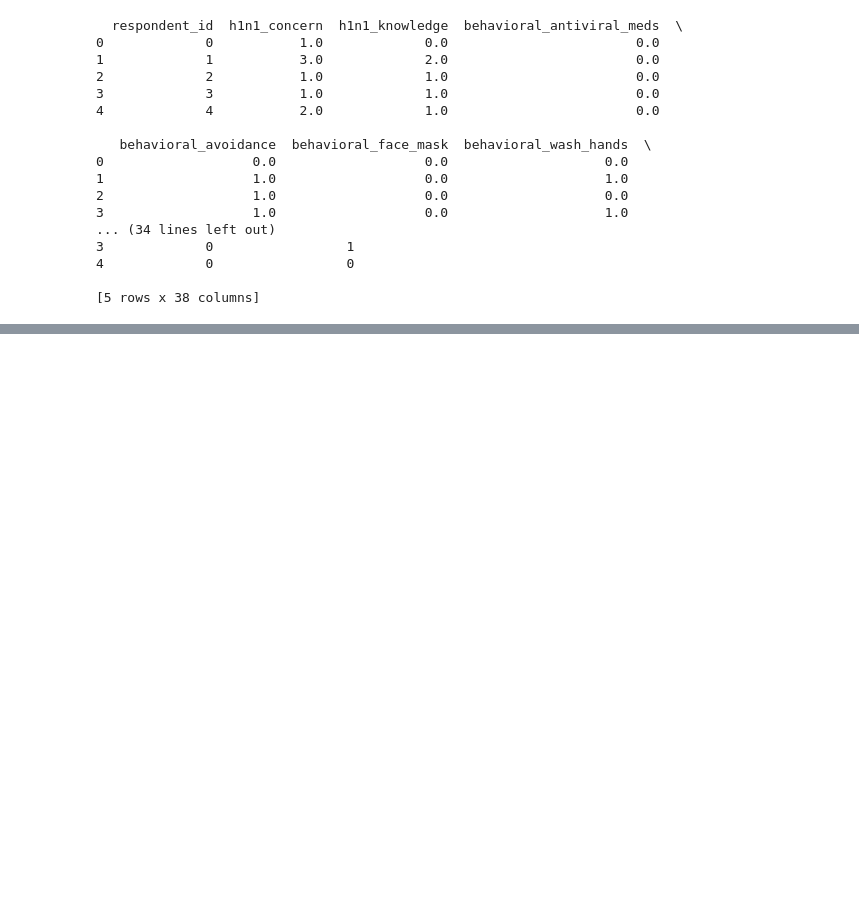
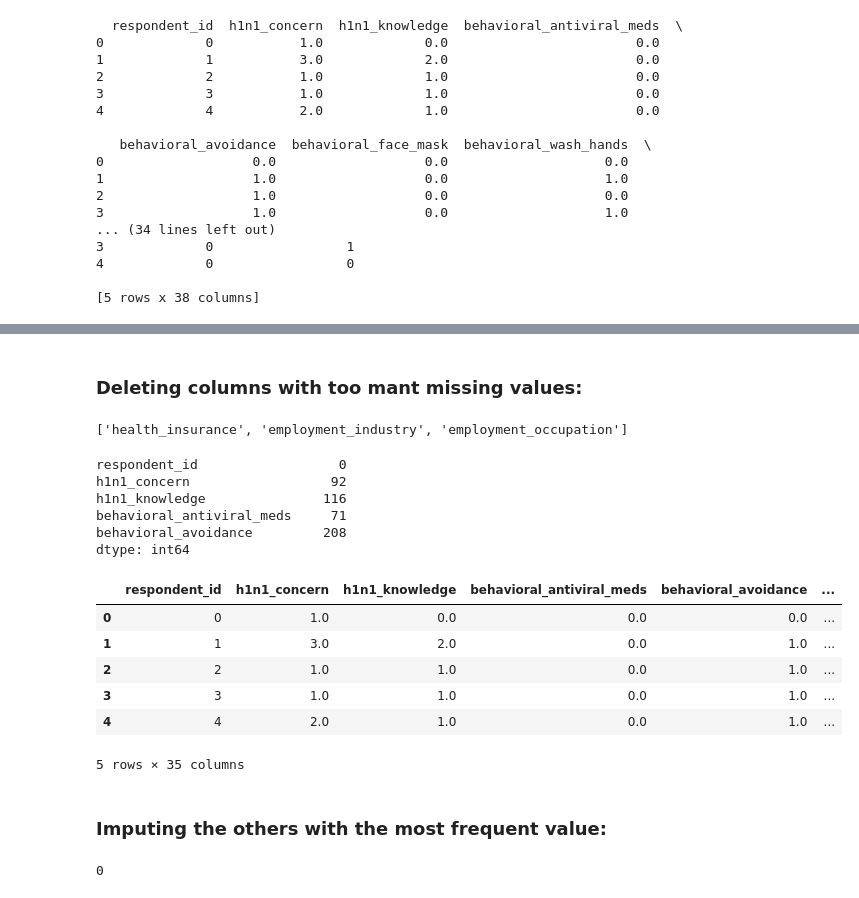
Before and after one commit to hamzaleroi/Vaccination-Challenge, a Jupyter notebook: vaccinaton_challenge_preprocessing.ipynb, the cells around one changed output, grey strips where cells are left out. Drawn from its saved outputs; the diff is of its cells as text; code cells hidden in the pictures; blank space fills up the shorter version.

Commit message:
added a more logical sequence of transformations

```diff
--- a/vaccinaton_challenge_preprocessing.ipynb
+++ b/vaccinaton_challenge_preprocessing.ipynb
@@ -153,3 +148,0 @@ test_set_number = test_set_X.select_dtypes(exclude='object')
-# %%
-imp = SimpleImputer(missing_values=np.nan, strategy='most_frequent')
-train_set = pd.DataFrame(imp.fit_transform(train_set))
@@ -167,3 +148,0 @@ print(to_drop)
-# %%
-train_set = train_set.drop(columns=list(to_drop))
-test_set_X = test_set_X.drop(columns=list(to_drop))
@@ -246,0 +171,36 @@ f1_score(logreg.predict(X_train),Y_train_h1n1)
+# %% [markdown]
+### Deleting columns with too mant missing values:
+# %%
+sums = train_set.isnull().sum()
+columns = list(sums[sums > 0.4 * train_set.shape[0]].keys())
+columns
+# %% [output]
+['health_insurance', 'employment_industry', 'employment_occupation']
+# %%
+df = train_set.drop(columns=columns)
+df.isnull().sum()[:5]
+# %% [output]
+respondent_id                  0
+h1n1_concern                  92
+h1n1_knowledge               116
+behavioral_antiviral_meds     71
+behavioral_avoidance         208
+dtype: int64
+# %%
+df.head()
+# %% [output]
+|  | respondent_id | h1n1_concern | h1n1_knowledge | behavioral_antiviral_meds | behavioral_avoidance | ... |
+| 0 | 0 | 1.0 | 0.0 | 0.0 | 0.0 | ... |
+| 1 | 1 | 3.0 | 2.0 | 0.0 | 1.0 | ... |
+| 2 | 2 | 1.0 | 1.0 | 0.0 | 1.0 | ... |
+| 3 | 3 | 1.0 | 1.0 | 0.0 | 1.0 | ... |
+| 4 | 4 | 2.0 | 1.0 | 0.0 | 1.0 | ... |
+5 rows × 35 columns
+# %% [markdown]
+### Imputing the others with the most frequent value:
+# %%
+impt = SimpleImputer(missing_values=np.nan,strategy='most_frequent')
+df = pd.DataFrame(impt.fit_transform(df),columns=df.columns)
+df.isnull().sum().sum()
+# %% [output]
+0
```
Also changed, not shown: parts of 42 cells of this notebook.
